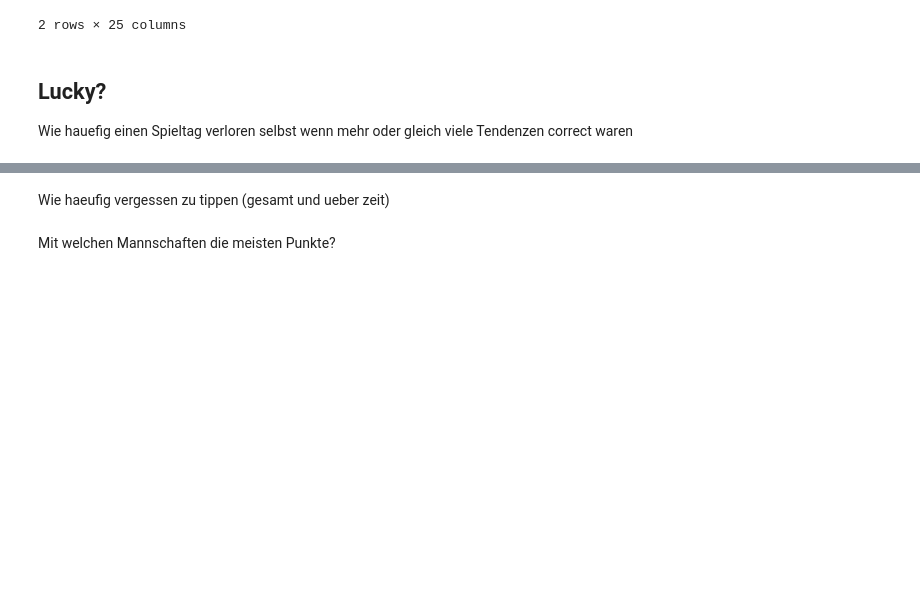
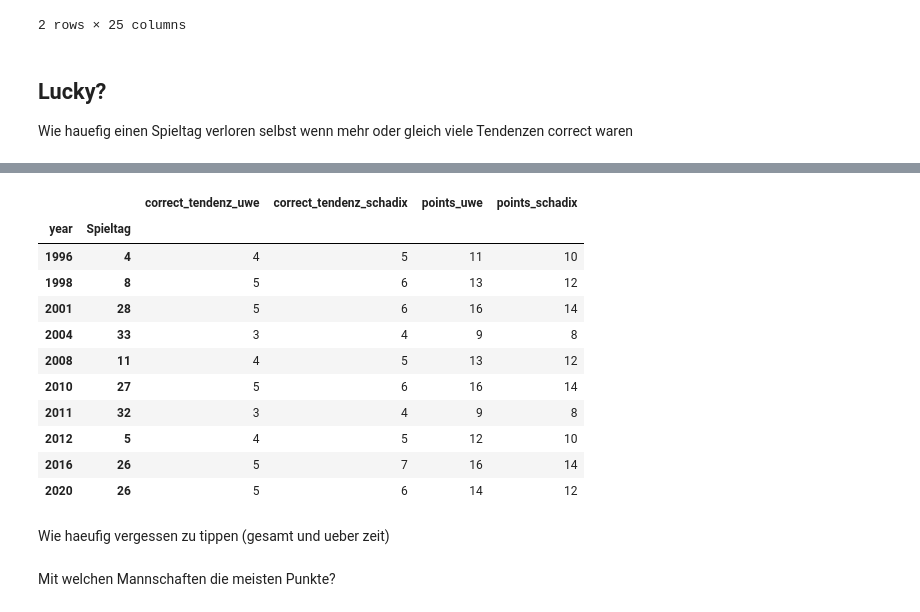
Before and after one commit to Schadix/biertoto_python, a Jupyter notebook: biertoto.ipynb, the cells around one changed output, grey strips where cells are left out. Cells and saved outputs as stored; diff of their text form; code cells hidden in the pictures; blank space fills up the shorter version.

```diff
--- a/biertoto.ipynb
+++ b/biertoto.ipynb
@@ -587,3 +562,21 @@ df_tendenz_points[ (df_tendenz_points['correct_tendenz_schadix']
+# %%
+df_tendenz_points[ (df_tendenz_points['correct_tendenz_schadix']
+                    > df_tendenz_points['correct_tendenz_uwe']) &
+                  (df_tendenz_points['points_schadix']
+                   < df_tendenz_points['points_uwe']) ][['correct_tendenz_uwe', 'correct_tendenz_schadix', 'points_uwe', 'points_schadix']]
+# %% [output]
+|  |  | correct_tendenz_uwe | correct_tendenz_schadix | points_uwe | points_schadix |
+| year | Spieltag |  |  |  |  |
+| 1996 | 4 | 4 | 5 | 11 | 10 |
+| 1998 | 8 | 5 | 6 | 13 | 12 |
+| 2001 | 28 | 5 | 6 | 16 | 14 |
+| 2004 | 33 | 3 | 4 | 9 | 8 |
+| 2008 | 11 | 4 | 5 | 13 | 12 |
+| 2010 | 27 | 5 | 6 | 16 | 14 |
+| 2011 | 32 | 3 | 4 | 9 | 8 |
+| 2012 | 5 | 4 | 5 | 12 | 10 |
+| 2016 | 26 | 5 | 7 | 16 | 14 |
+| 2020 | 26 | 5 | 6 | 14 | 12 |
 # %% [markdown]
 Wie haeufig vergessen zu tippen (gesamt und ueber zeit)
 # %% [markdown]
```
Also changed, not shown: parts of 105 cells of this notebook.
